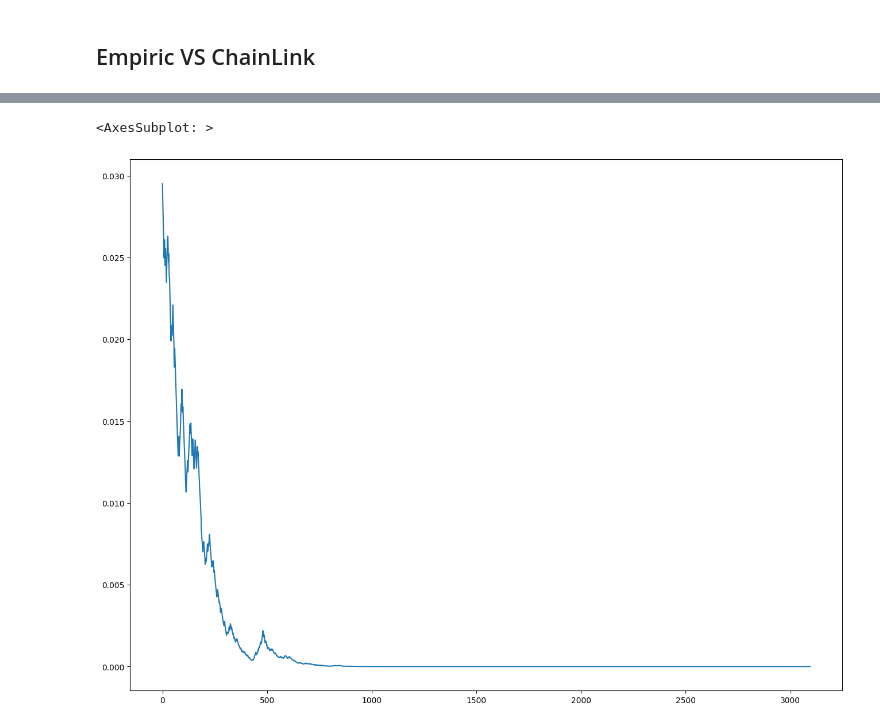
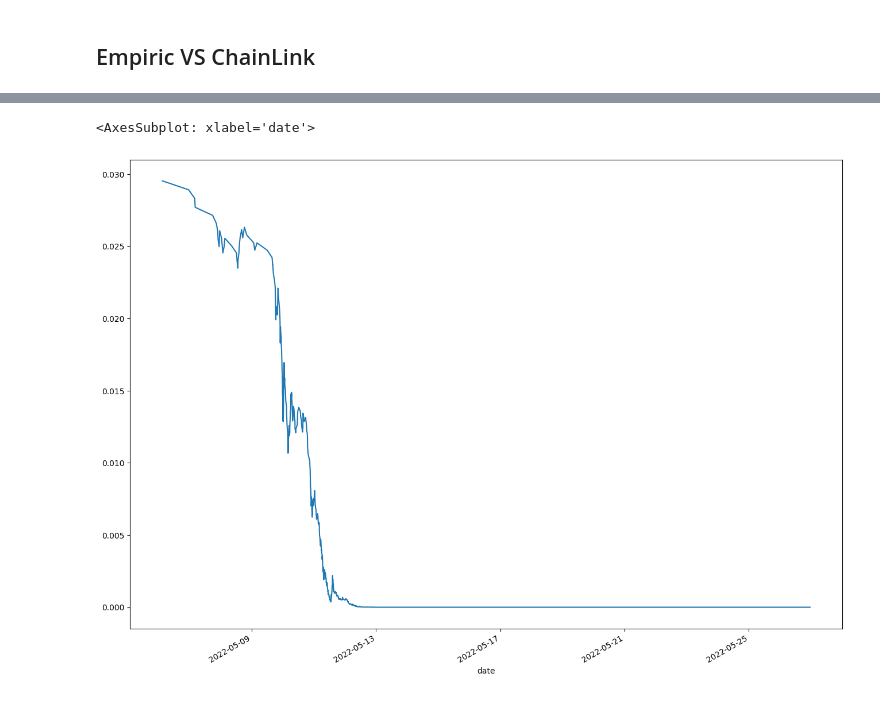
Before and after one commit to ExoMonk/oracle-benchmark, a Jupyter notebook: notebook.ipynb, the cells around one changed output, grey strips where cells are left out. Cells and saved outputs as stored; diff of their text form; code cells hidden in the pictures.

```diff
--- a/notebook.ipynb
+++ b/notebook.ipynb
@@ -113,7 +94,7 @@ CLLoader.price_feeds.head()
 # %%
-CLLoader.price_feeds.set_index('timestamp')
+CLLoader.price_feeds = CLLoader.price_feeds.set_index('date')
 CLLoader.price_feeds['price'].plot(figsize=(16, 12))
 # %% [output]
-<AxesSubplot: >
+<AxesSubplot: xlabel='date'>
-[figure, old version]
+[figure, new version]
 # %%
```
Also changed, not shown: parts of 23 cells of this notebook, 2 other files.
